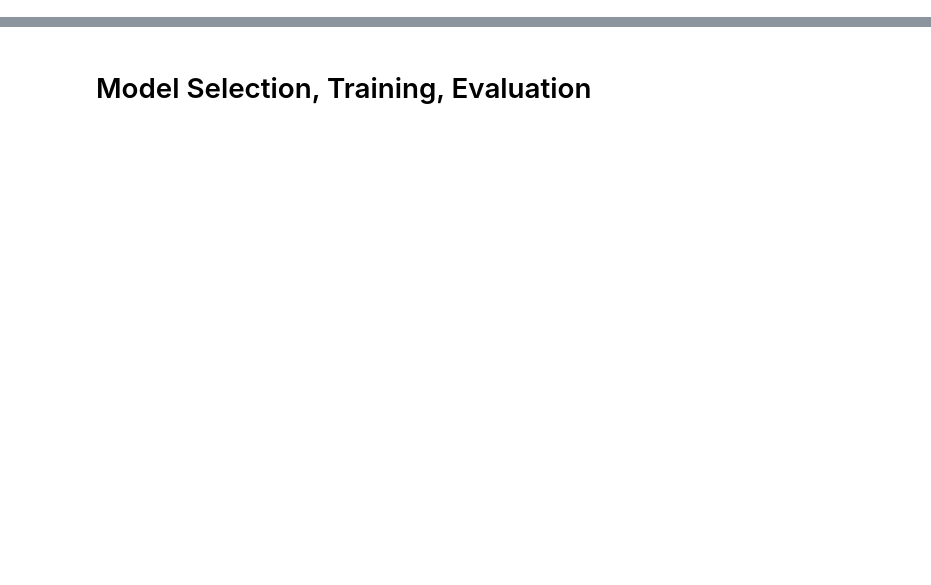
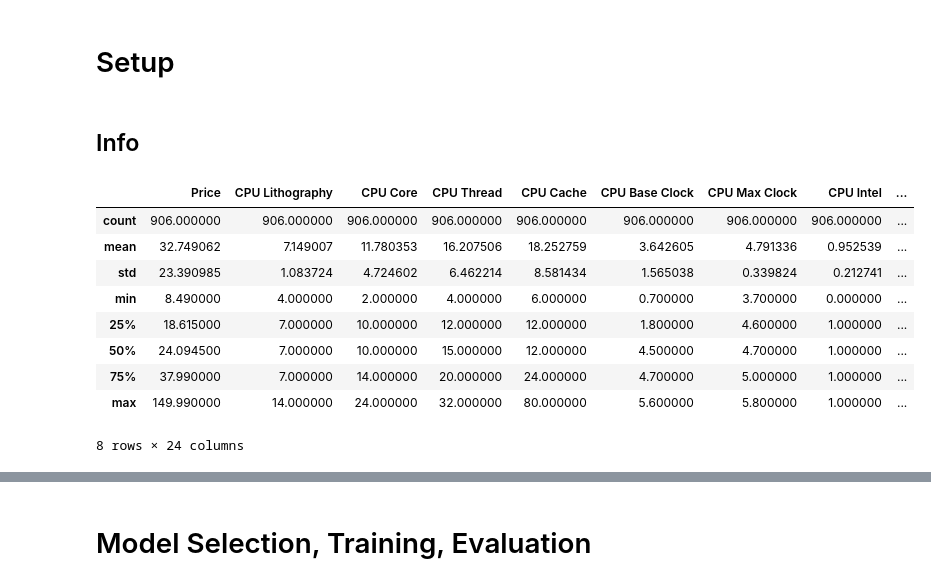
Before and after one commit to Anh39/Computer-Price-Prediction, a Jupyter notebook: Analyst/analyst.ipynb, the cells around one changed output, grey strips where cells are left out. Drawn from its saved outputs; the diff is of its cells as text; code cells hidden in the pictures; blank space fills up the shorter version.

```diff
--- a/Analyst/analyst.ipynb
+++ b/Analyst/analyst.ipynb
@@ -1,3 +1,5 @@
+# %% [markdown]
+# Setup
 # %%
 import numpy as np
 import pandas as pd
@@ -29,3 +33,18 @@ train_val_df = loaded_df.iloc[:split_index]
 test_df = loaded_df.iloc[split_index:]
 X_test = test_df.drop('Price', axis=1)
 y_test = test_df['Price']
+# %% [markdown]
+## Info
+# %%
+loaded_df.describe()
+# %% [output]
+|  | Price | CPU Lithography | CPU Core | CPU Thread | CPU Cache | CPU Base Clock | CPU Max Clock | CPU Intel | ... |
+| count | 906.000000 | 906.000000 | 906.000000 | 906.000000 | 906.000000 | 906.000000 | 906.000000 | 906.000000 | ... |
+| mean | 32.749062 | 7.149007 | 11.780353 | 16.207506 | 18.252759 | 3.642605 | 4.791336 | 0.952539 | ... |
+| std | 23.390985 | 1.083724 | 4.724602 | 6.462214 | 8.581434 | 1.565038 | 0.339824 | 0.212741 | ... |
+| min | 8.490000 | 4.000000 | 2.000000 | 4.000000 | 6.000000 | 0.700000 | 3.700000 | 0.000000 | ... |
+| 25% | 18.615000 | 7.000000 | 10.000000 | 12.000000 | 12.000000 | 1.800000 | 4.600000 | 1.000000 | ... |
+| 50% | 24.094500 | 7.000000 | 10.000000 | 15.000000 | 12.000000 | 4.500000 | 4.700000 | 1.000000 | ... |
+| 75% | 37.990000 | 7.000000 | 14.000000 | 20.000000 | 24.000000 | 4.700000 | 5.000000 | 1.000000 | ... |
+| max | 149.990000 | 14.000000 | 24.000000 | 32.000000 | 80.000000 | 5.600000 | 5.800000 | 1.000000 | ... |
+8 rows × 24 columns
```
Also changed, not shown: parts of 27 cells of this notebook, 2 other files.
